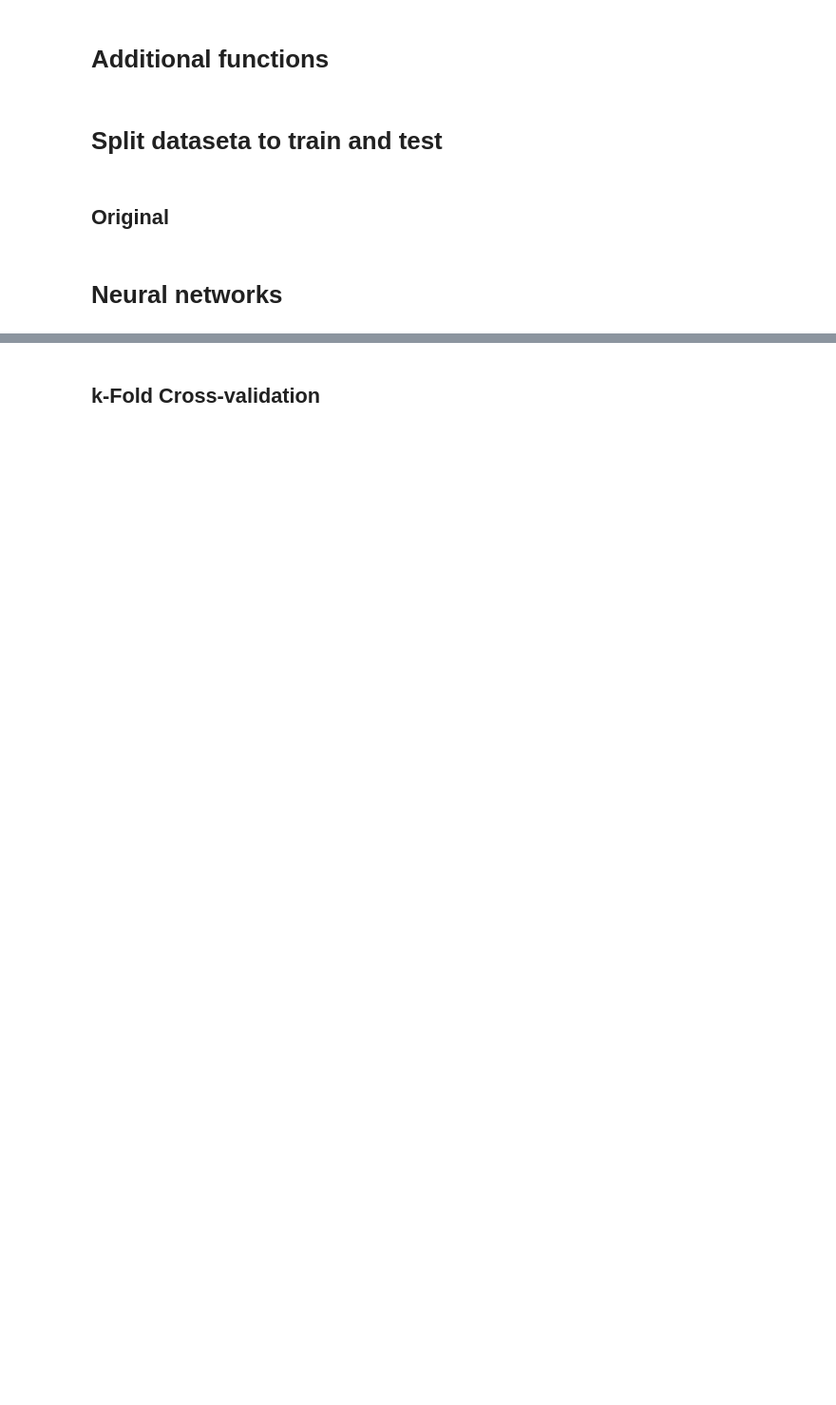
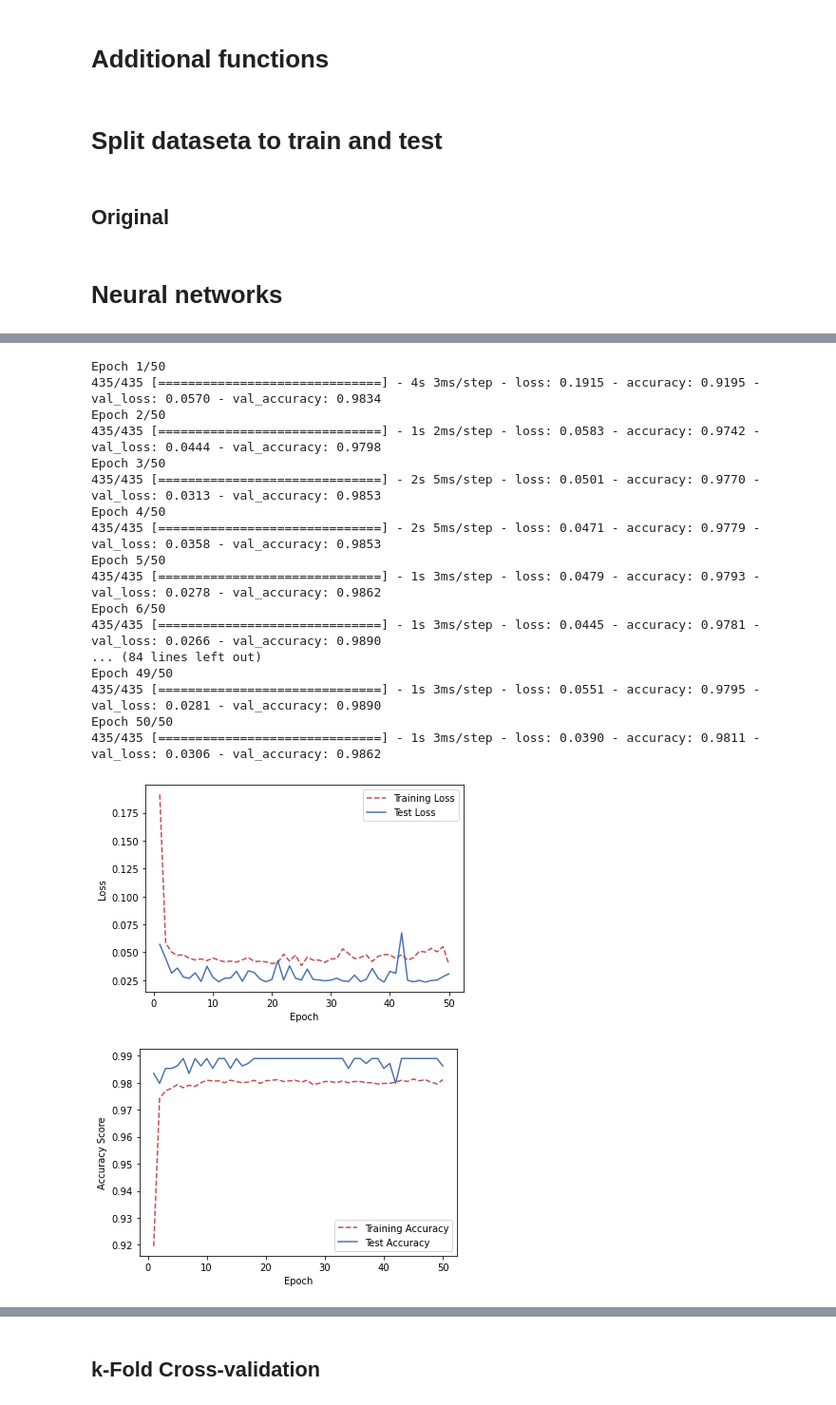
Before and after one commit to MilicaTrifunovic/MachineLearning, a Jupyter notebook: Project 3/NeuralNetworks.ipynb, the cells around one changed output, grey strips where cells are left out. Shown at 95% size. Saved outputs shown, nothing was run; the diff lists cells and outputs as text; code cells hidden in the pictures; blank space fills up the shorter version.

```diff
--- a/Project 3/NeuralNetworks.ipynb
+++ b/Project 3/NeuralNetworks.ipynb
@@ -293,3 +300,18 @@ def createNetwork(loss="binary_crossentropy", optimizer="rmsprop", activation="r
     network_.compile(loss=loss, optimizer=optimizer, metrics=["accuracy"])
 
     return network_
+# %%
+def createNetwork2(loss="binary_crossentropy", optimizer="rmsprop", activation="relu"):
+    network_ = models.Sequential()
+
+    network_.add(layers.Dense(units=18, activation=activation, input_shape=(number_of_features,)))
+    network_.add(layers.Dense(units=18, activation=activation))
+    network_.add(layers.Dense(units=18, activation=activation))
+    network_.add(layers.Dense(units=18, activation=activation))
+    network_.add(layers.Dense(units=18, activation=activation))
+    network_.add(layers.Dense(units=18, activation=activation))
+    network_.add(layers.Dense(units=1, activation="sigmoid"))
+
+    network_.compile(loss=loss, optimizer=optimizer, metrics=["accuracy"])
+
+    return network_
@@ -369,0 +405,32 @@ Epoch 100/100
+# %%
+network2 = createNetwork2()
+
+history2 = network2.fit(X_train_original,
+     y_train_original,
+     epochs=50,
+     verbose=1,
+     batch_size=10,
+     validation_data=(X_test_original, y_test_original))
+
+printHistoryLoss(history2)
+printHistoryAcc(history2)
+# %% [output]
+Epoch 1/50
+435/435 [==============================] - 4s 3ms/step - loss: 0.1915 - accuracy: 0.9195 - val_loss: 0.0570 - val_accuracy: 0.9834
+Epoch 2/50
+435/435 [==============================] - 1s 2ms/step - loss: 0.0583 - accuracy: 0.9742 - val_loss: 0.0444 - val_accuracy: 0.9798
+Epoch 3/50
+435/435 [==============================] - 2s 5ms/step - loss: 0.0501 - accuracy: 0.9770 - val_loss: 0.0313 - val_accuracy: 0.9853
+Epoch 4/50
+435/435 [==============================] - 2s 5ms/step - loss: 0.0471 - accuracy: 0.9779 - val_loss: 0.0358 - val_accuracy: 0.9853
+Epoch 5/50
+435/435 [==============================] - 1s 3ms/step - loss: 0.0479 - accuracy: 0.9793 - val_loss: 0.0278 - val_accuracy: 0.9862
+Epoch 6/50
+435/435 [==============================] - 1s 3ms/step - loss: 0.0445 - accuracy: 0.9781 - val_loss: 0.0266 - val_accuracy: 0.9890
+... (84 lines left out)
+Epoch 49/50
+435/435 [==============================] - 1s 3ms/step - loss: 0.0551 - accuracy: 0.9795 - val_loss: 0.0281 - val_accuracy: 0.9890
+Epoch 50/50
+435/435 [==============================] - 1s 3ms/step - loss: 0.0390 - accuracy: 0.9811 - val_loss: 0.0306 - val_accuracy: 0.9862
+[figure, added]
+[figure, added]
```
Also changed, not shown: parts of 32 cells of this notebook.
